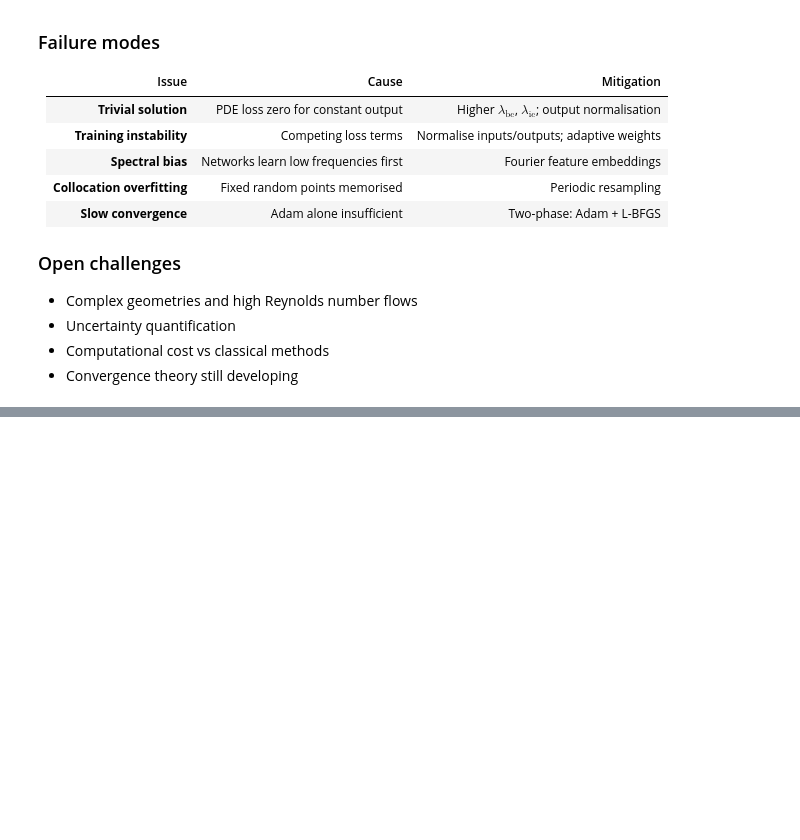
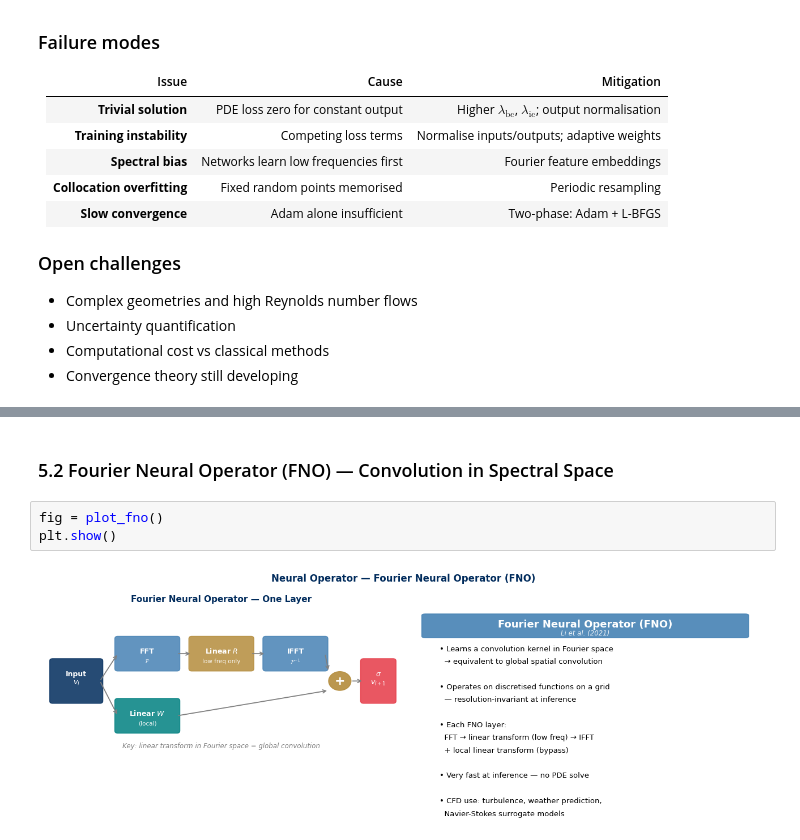
Before and after one commit to muaazbhamjee/mkm411-sciml-lectures, a Jupyter notebook: Lecture_2_PINNs_and_Beyond.ipynb, the cells around one changed output, grey strips where cells are left out. Saved outputs shown, nothing was run; the diff lists cells and outputs as text; blank space fills up the shorter version.

```diff
--- a/Lecture_2_PINNs_and_Beyond.ipynb
+++ b/Lecture_2_PINNs_and_Beyond.ipynb
@@ -279,0 +350,7 @@ else:
+# %% [markdown]
+### 5.2 Fourier Neural Operator (FNO) — Convolution in Spectral Space
+# %%
+fig = plot_fno()
+plt.show()
+# %% [output]
+[figure, added]
```
Also changed, not shown: parts of 25 cells of this notebook, 4 other files.
